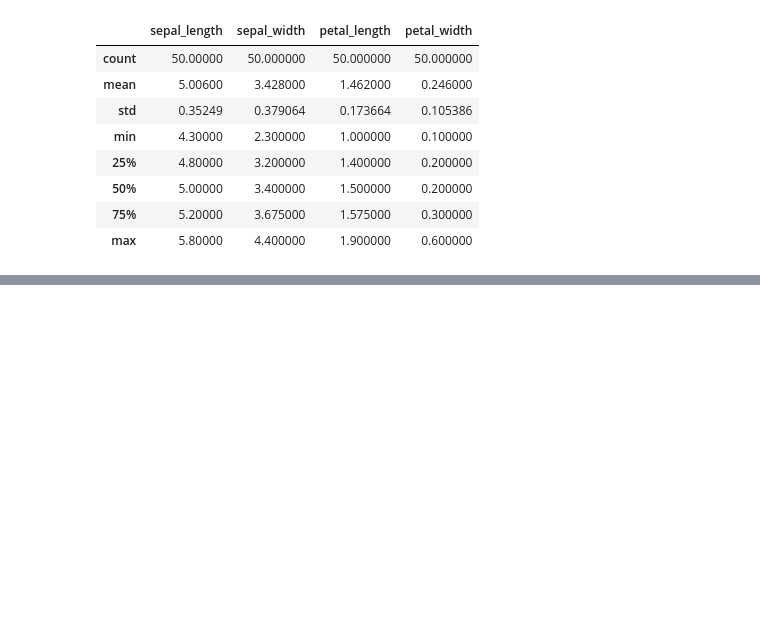
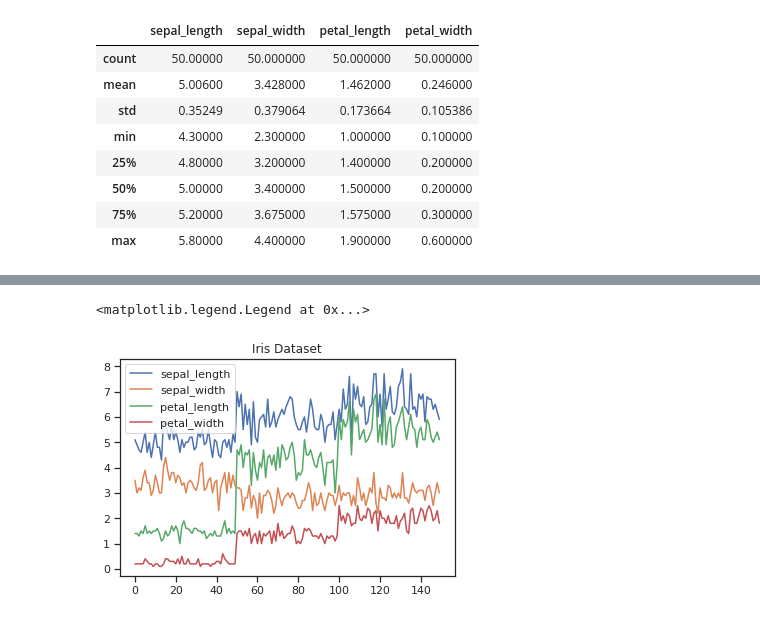
Before and after one commit to fernandoib/Home, a Jupyter notebook: irisdataset.ipynb, the cells around one changed output, grey strips where cells are left out. Saved outputs shown, nothing was run; the diff lists cells and outputs as text; code cells hidden in the pictures; blank space fills up the shorter version.

```diff
--- a/irisdataset.ipynb
+++ b/irisdataset.ipynb
@@ -144,0 +169,15 @@ iris2[iris2['species']=='setosa'].describe()
+# %%
+columns=iris2.columns.drop(['species'])
+
+xData=range(0,iris2.shape[0])
+
+figure, axis=plt.subplots()
+
+for column in columns:
+  axis.plot(xData, iris2[column])
+
+axis.set_title('Iris Dataset')
+axis.legend(columns)
+# %% [output]
+<matplotlib.legend.Legend at 0x...>
+[figure, added]
```
Also changed, not shown: parts of 24 cells of this notebook.
